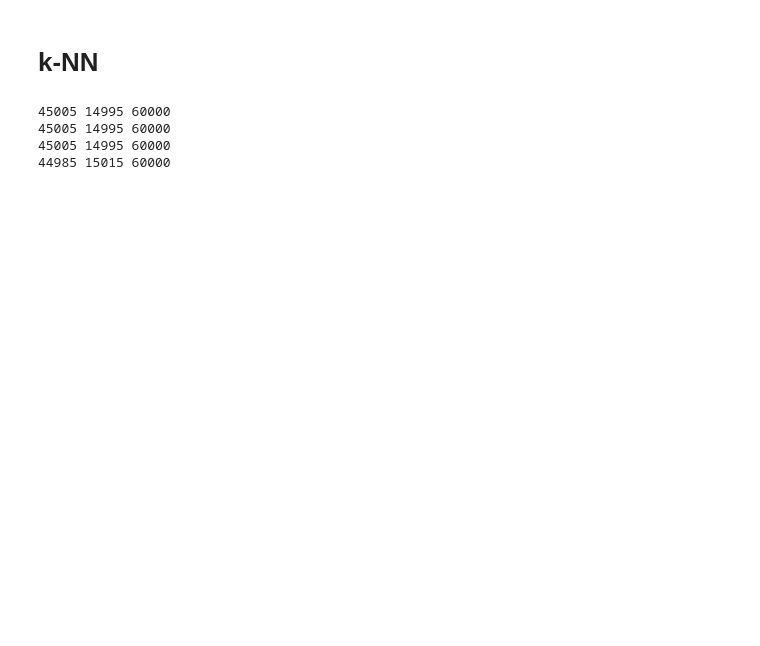
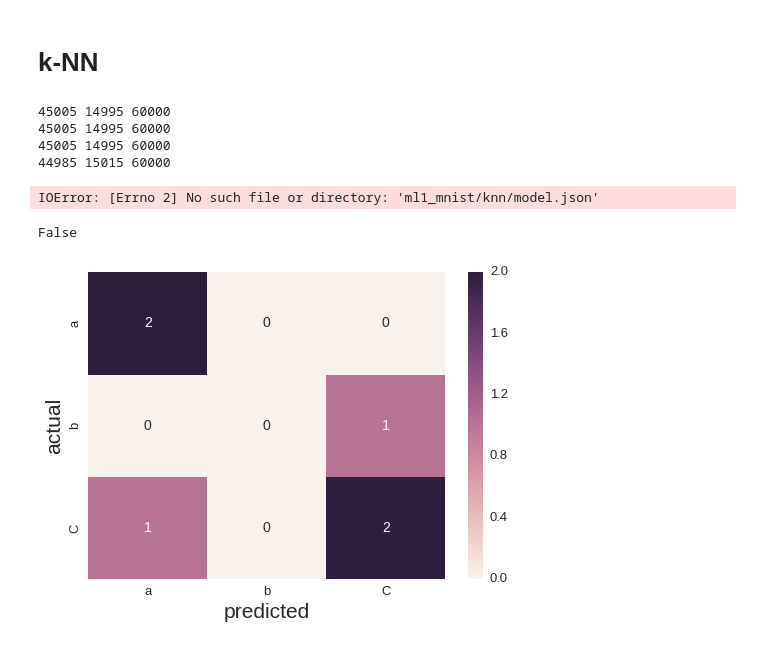
Before and after one commit to yell/mnist-challenge, a Jupyter notebook: main.ipynb, the cells around one changed output. Saved outputs shown, nothing was run; the diff lists cells and outputs as text; code cells hidden in the pictures; blank space fills up the shorter version.

Commit message:
added visualization for confusion matrix + cleaned up plot mnist digit + try-except for optional modules imports

```diff
--- a/main.ipynb
+++ b/main.ipynb
@@ -40,3 +49,8 @@ for train, test in tts.k_fold_split(y, n_folds=4, stratify=True):
 45005 14995 60000
 45005 14995 60000
 44985 15015 60000
+# %%
+model = load_model('ml1_mnist/knn/model.json')
+print model.get_params(deep=False)
+# %% [output]
+IOError: [Errno 2] No such file or directory: 'ml1_mnist/knn/model.json'
@@ -42,0 +59,11 @@ for train, test in tts.k_fold_split(y, n_folds=4, stratify=True):
+# %%
+y_true = [2, 0, 2, 2, 0, 1]
+y_pred = [0, 0, 2, 2, 0, 2]
+C = confusion_matrix(y_true, y_pred)
+C.dtype is np.dtype('float')
+# %% [output]
+False
+# %%
+ax = plot_confusion_matrix(C, labels=["a", "b", "C"])
+# %% [output]
+[figure, added]
```
Also changed, not shown: parts of 4 cells of this notebook, 6 other files.
